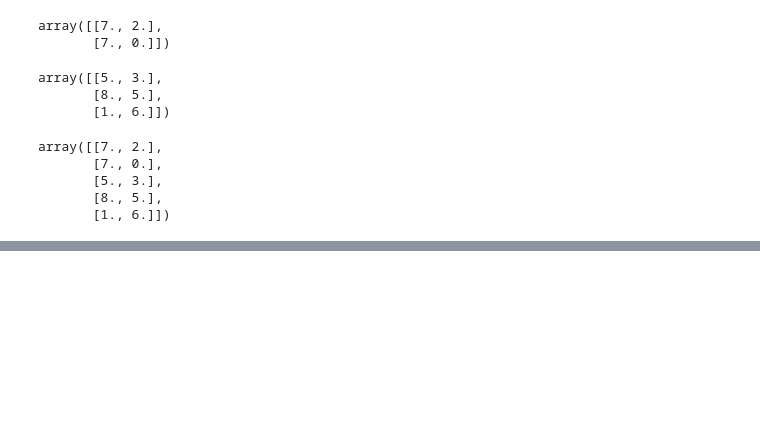
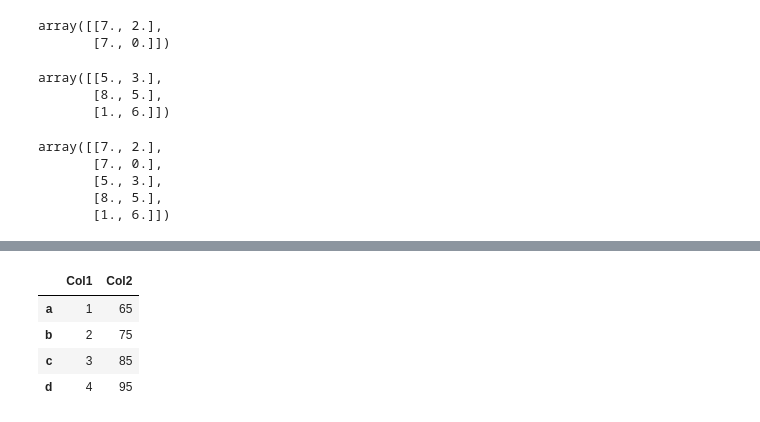
Before and after one commit to shashwat9kumar/ML-And-DataScience, a Jupyter notebook: Python Tutorial for Data Science Freecodecamp.ipynb, the cells around one changed output, grey strips where cells are left out. Saved outputs shown, nothing was run; the diff lists cells and outputs as text; code cells hidden in the pictures; blank space fills up the shorter version.

```diff
--- a/Python Tutorial for Data Science Freecodecamp.ipynb
+++ b/Python Tutorial for Data Science Freecodecamp.ipynb
@@ -1008,0 +1122,8 @@ array([[7., 2.],
+# %%
+q
+# %% [output]
+|  | Col1 | Col2 |
+| a | 1 | 65 |
+| b | 2 | 75 |
+| c | 3 | 85 |
+| d | 4 | 95 |
```
Also changed, not shown: parts of 46 cells of this notebook.
